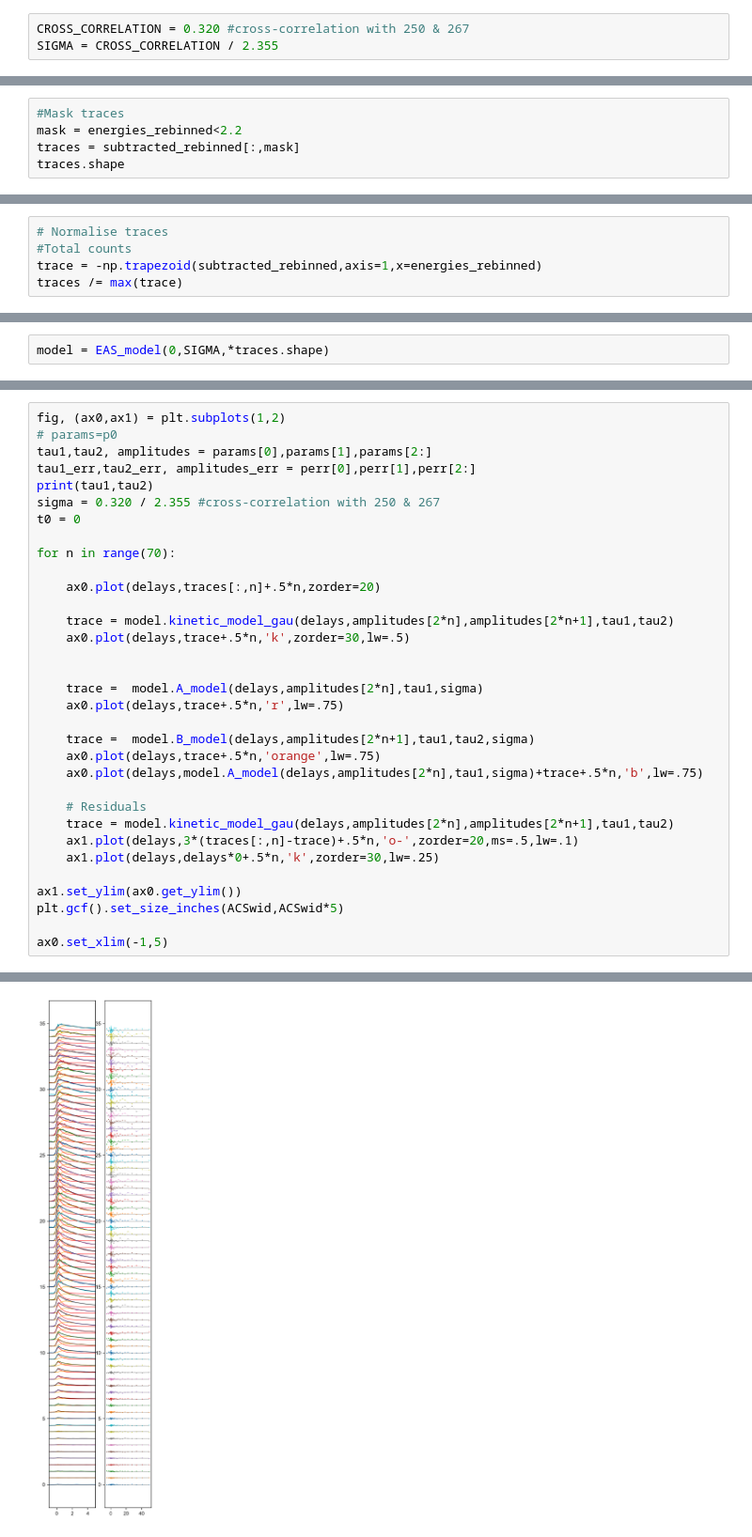
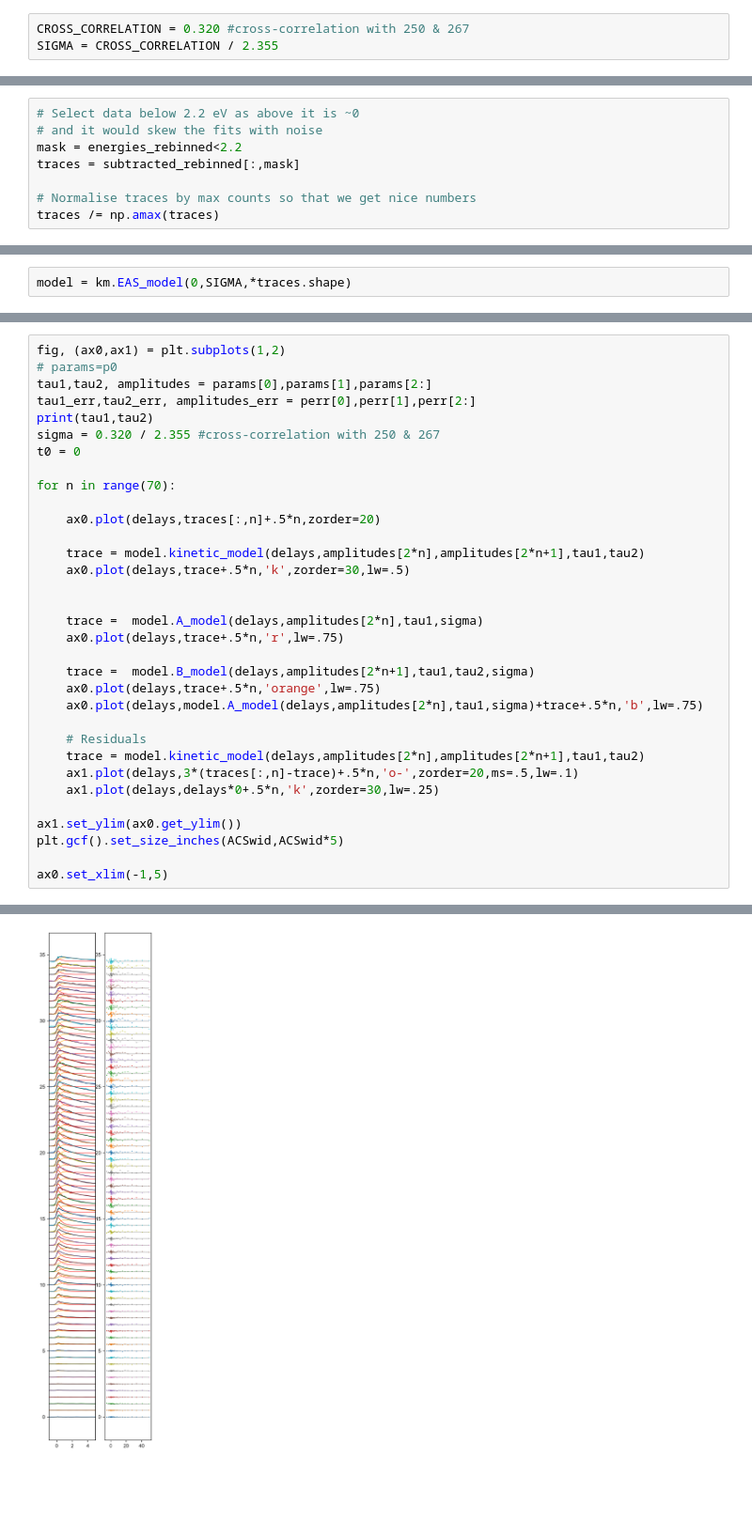
Before and after one commit to edosim/TRPESanalysis, a Jupyter notebook: KineticFitting.ipynb, the cells around one changed output, grey strips where cells are left out. Shown at 94% size. Cells and saved outputs as stored; diff of their text form; blank space fills up the shorter version.

```diff
--- a/KineticFitting.ipynb
+++ b/KineticFitting.ipynb
@@ -90,5 +41,8 @@ subtracted_rebinned = loaddata [1:,1:]
 # %%
-#Mask traces
+# Select data below 2.2 eV as above it is ~0
+# and it would skew the fits with noise
 mask = energies_rebinned<2.2
 traces = subtracted_rebinned[:,mask]
-traces.shape
+
+# Normalise traces by max counts so that we get nice numbers
+traces /= np.amax(traces)
@@ -97,7 +49,2 @@ traces.shape
-# %%
-# Normalise traces
-#Total counts
-trace = -np.trapezoid(subtracted_rebinned,axis=1,x=energies_rebinned)
-traces /= max(trace)
 # %%
 #Flatten delays
@@ -112,5 +62,5 @@ flat_traces.shape,flat_delays.shape
 # %%
-model = EAS_model(0,SIGMA,*traces.shape)
+model = km.EAS_model(0,SIGMA,*traces.shape)
 # %%
 p0 = [1,3.5]+[x for n in range(70) for x in (2*n, n)]
 
@@ -149,7 +99,7 @@ for n in range(70):
 
     ax0.plot(delays,traces[:,n]+.5*n,zorder=20)
 
-    trace = model.kinetic_model_gau(delays,amplitudes[2*n],amplitudes[2*n+1],tau1,tau2)
+    trace = model.kinetic_model(delays,amplitudes[2*n],amplitudes[2*n+1],tau1,tau2)
     ax0.plot(delays,trace+.5*n,'k',zorder=30,lw=.5)
 
 
@@ -161,7 +111,7 @@ for n in range(70):
     ax0.plot(delays,model.A_model(delays,amplitudes[2*n],tau1,sigma)+trace+.5*n,'b',lw=.75)
 
     # Residuals
-    trace = model.kinetic_model_gau(delays,amplitudes[2*n],amplitudes[2*n+1],tau1,tau2)
+    trace = model.kinetic_model(delays,amplitudes[2*n],amplitudes[2*n+1],tau1,tau2)
     ax1.plot(delays,3*(traces[:,n]-trace)+.5*n,'o-',zorder=20,ms=.5,lw=.1)
     ax1.plot(delays,delays*0+.5*n,'k',zorder=30,lw=.25)
 
@@ -174,5 +124,5 @@ ax0.set_xlim(-1,5)
 (-1.0, 5.0)
-[figure, old version]
+[figure, new version]
 # %%
 fig,ax = plt.subplots(1)
 plt.subplots_adjust(wspace=0.05)
```
Also changed, not shown: parts of 16 cells of this notebook.
